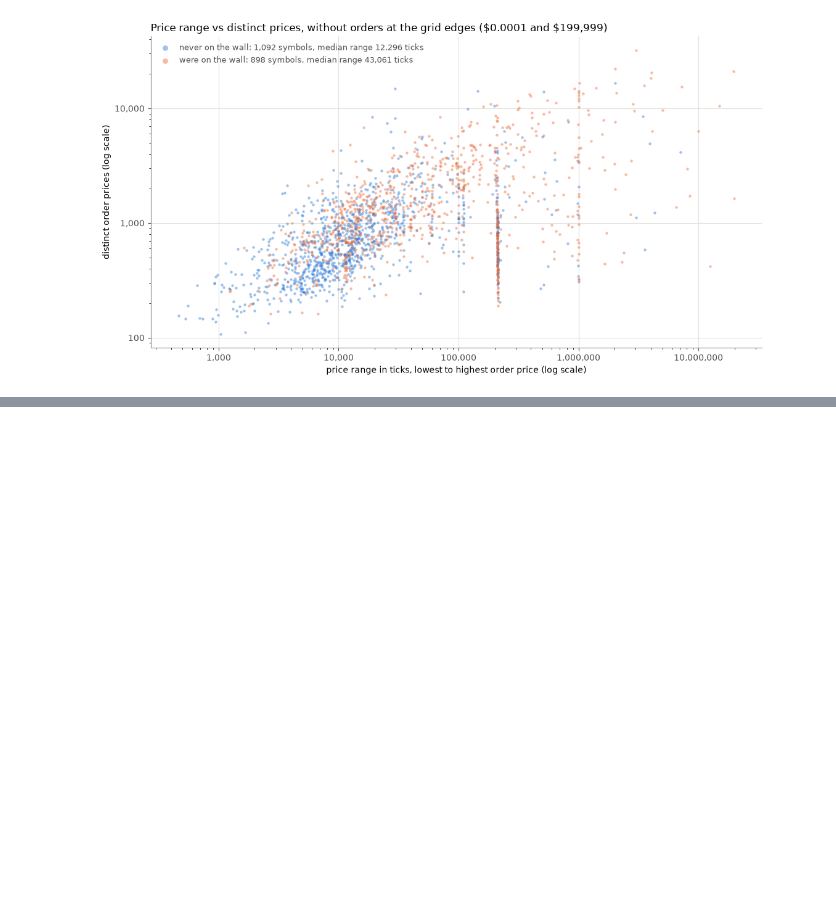
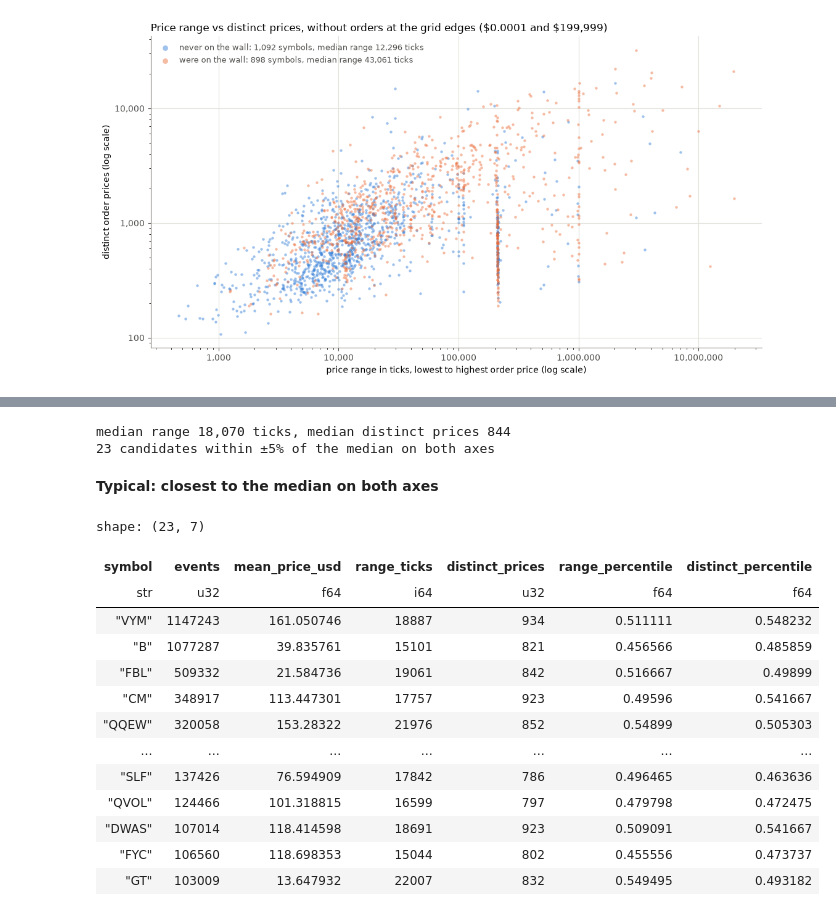
Before and after one commit to Murlokich/Dixchange, a Jupyter notebook: nasdaq-data/eda.ipynb, the cells around one changed output, grey strips where cells are left out. Saved outputs shown, nothing was run; the diff lists cells and outputs as text; code cells hidden in the pictures; blank space fills up the shorter version.

```diff
--- a/nasdaq-data/eda.ipynb
+++ b/nasdaq-data/eda.ipynb
@@ -973,0 +1187,44 @@ A new vertical stripe appears at about 220,000 ticks. It needs more research.
+# %%
+TYPICAL_BAND = 0.05  # keep symbols within ±5 percentiles of the median on both axes
+
+# Percentile rank of every candidate on both axes (0 = lowest, 1 = highest), then the symbols close to the median on both.
+typical = (
+    candidates
+    .with_columns(
+        (pl.col("range_ticks").rank() / pl.len()).alias("range_percentile"),
+        (pl.col("distinct_prices").rank() / pl.len()).alias("distinct_percentile"),
+    )
+    .filter(
+        (pl.col("range_percentile") - 0.5).abs() <= TYPICAL_BAND,
+        (pl.col("distinct_percentile") - 0.5).abs() <= TYPICAL_BAND,
+    )
+    .join(price_profile.select("locate", "mean_price_usd"), on="locate", how="left")
+    .select("symbol", "events", "mean_price_usd", "range_ticks", "distinct_prices", "range_percentile", "distinct_percentile")
+    .sort("events", descending=True)
+)
+print(
+    f"median range {candidates['range_ticks'].median():,.0f} ticks, "
+    f"median distinct prices {candidates['distinct_prices'].median():,.0f}"
+)
+print(f"{typical.height:,} candidates within ±{TYPICAL_BAND:.0%} of the median on both axes")
+
+display(Markdown("**Typical: closest to the median on both axes**"))
+display(typical)
+# %% [output]
+median range 18,070 ticks, median distinct prices 844
+23 candidates within ±5% of the median on both axes
+**Typical: closest to the median on both axes**
+shape: (23, 7)
+| symbol | events | mean_price_usd | range_ticks | distinct_prices | range_percentile | distinct_percentile |
+| str | u32 | f64 | i64 | u32 | f64 | f64 |
+| "VYM" | 1147243 | 161.050746 | 18887 | 934 | 0.511111 | 0.548232 |
+| "B" | 1077287 | 39.835761 | 15101 | 821 | 0.456566 | 0.485859 |
+| "FBL" | 509332 | 21.584736 | 19061 | 842 | 0.516667 | 0.49899 |
+| "CM" | 348917 | 113.447301 | 17757 | 923 | 0.49596 | 0.541667 |
+| "QQEW" | 320058 | 153.28322 | 21976 | 852 | 0.54899 | 0.505303 |
+| … | … | … | … | … | … | … |
+| "SLF" | 137426 | 76.594909 | 17842 | 786 | 0.496465 | 0.463636 |
+| "QVOL" | 124466 | 101.318815 | 16599 | 797 | 0.479798 | 0.472475 |
+| "DWAS" | 107014 | 118.414598 | 18691 | 923 | 0.509091 | 0.541667 |
+| "FYC" | 106560 | 118.698353 | 15044 | 802 | 0.455556 | 0.473737 |
+| "GT" | 103009 | 13.647932 | 22007 | 832 | 0.549495 | 0.493182 |
```
Also changed, not shown: parts of 19 cells of this notebook.
